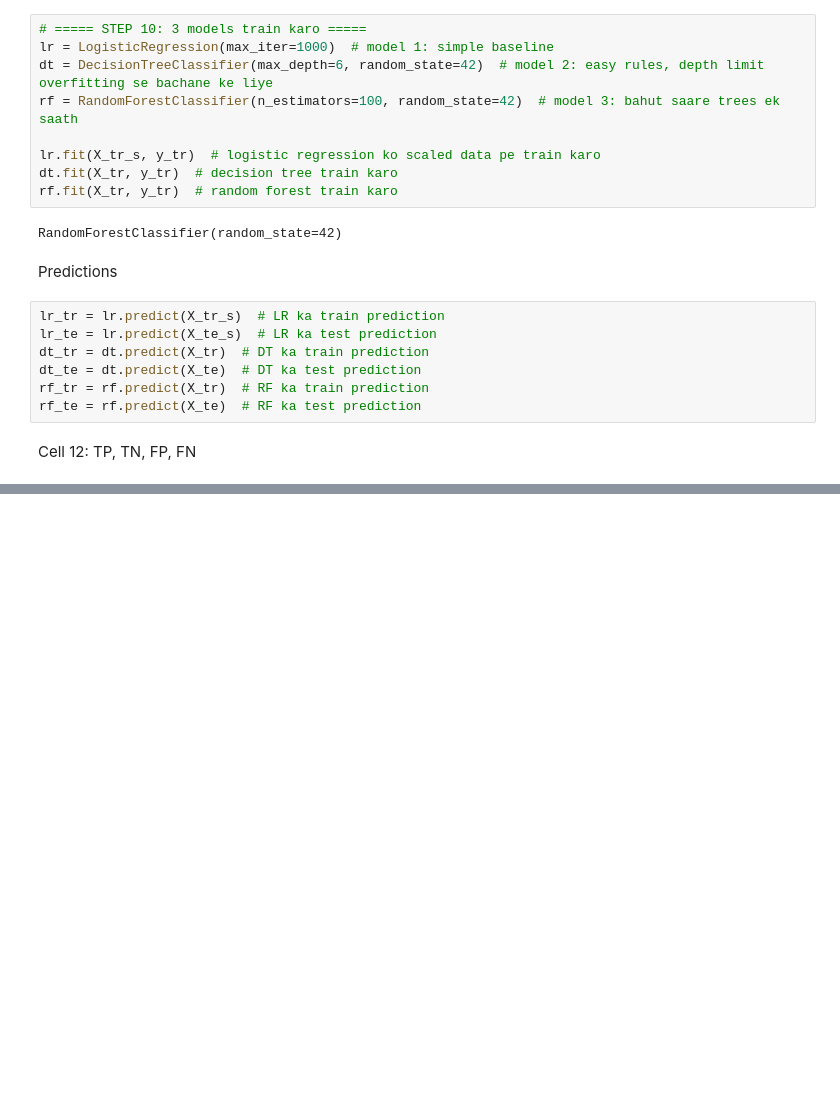
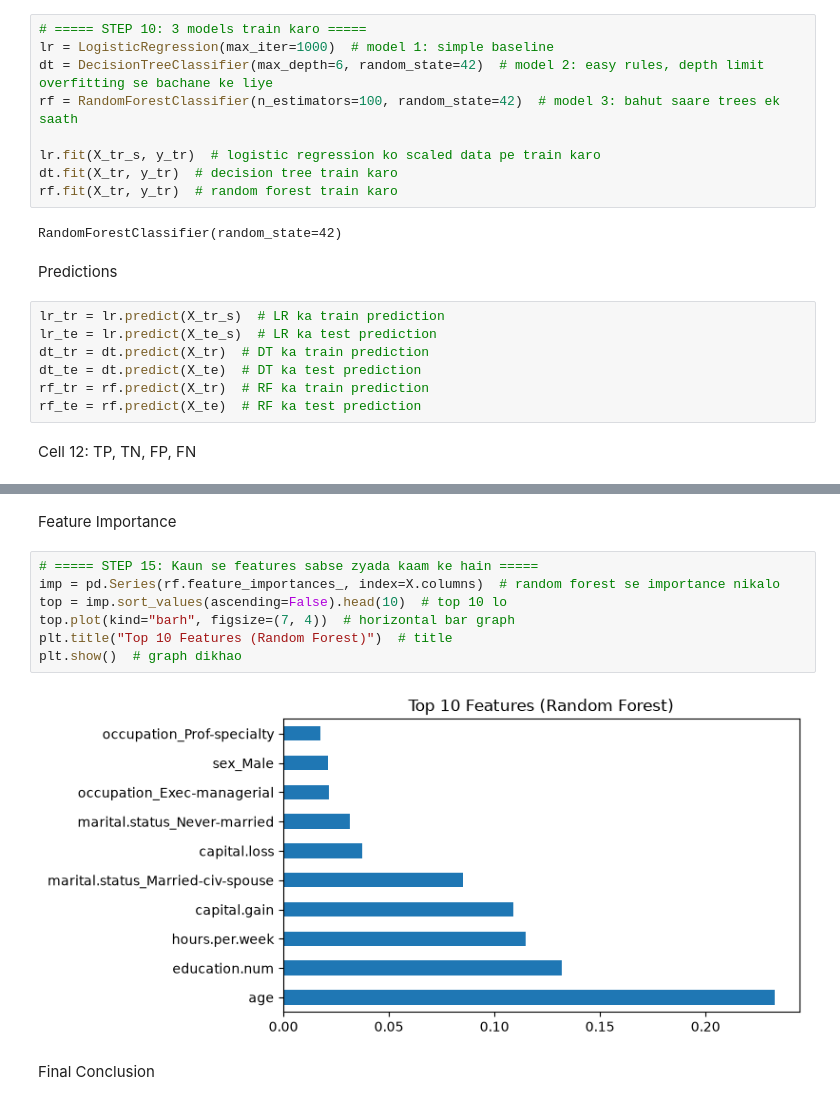
Before and after one commit to paramcgwala-crypto/param_pythonand_ml_turtle_graphic_proper_notation, a Jupyter notebook: basic_Tradition_programing_python/Ml_new_Project_omly_for_prctice/adult.ipynb, the cells around one changed output, grey strips where cells are left out. Saved outputs shown, nothing was run; the diff lists cells and outputs as text; blank space fills up the shorter version.

```diff
--- a/basic_Tradition_programing_python/Ml_new_Project_omly_for_prctice/adult.ipynb
+++ b/basic_Tradition_programing_python/Ml_new_Project_omly_for_prctice/adult.ipynb
@@ -186,0 +238,13 @@ Cell 12: TP, TN, FP, FN
+# %% [markdown]
+Feature Importance
+# %%
+# ===== STEP 15: Kaun se features sabse zyada kaam ke hain =====
+imp = pd.Series(rf.feature_importances_, index=X.columns)  # random forest se importance nikalo
+top = imp.sort_values(ascending=False).head(10)  # top 10 lo
+top.plot(kind="barh", figsize=(7, 4))  # horizontal bar graph
+plt.title("Top 10 Features (Random Forest)")  # title
+plt.show()  # graph dikhao
+# %% [output]
+[figure, added]
+# %% [markdown]
+Final Conclusion
```
Also changed, not shown: parts of 7 cells of this notebook.
